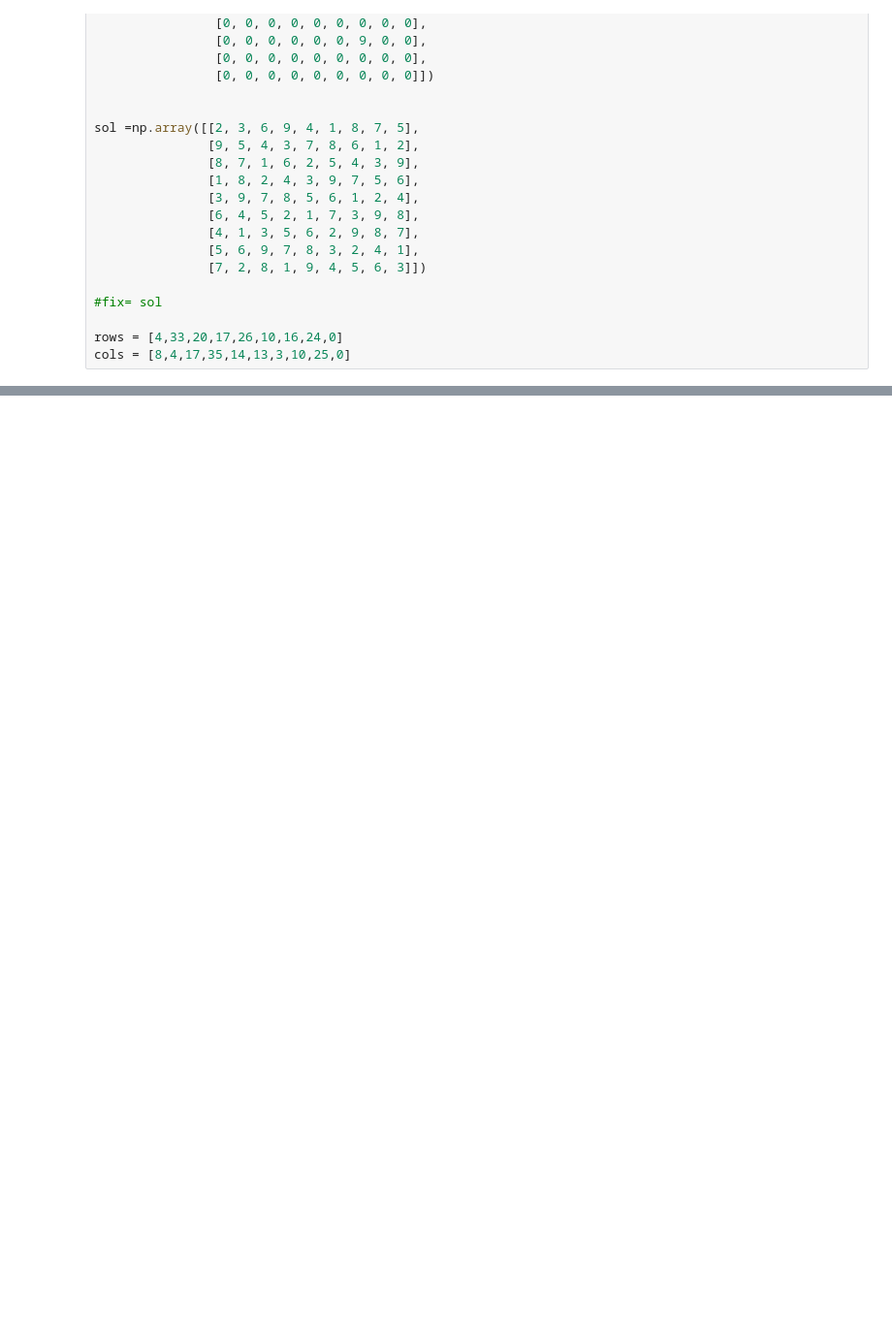
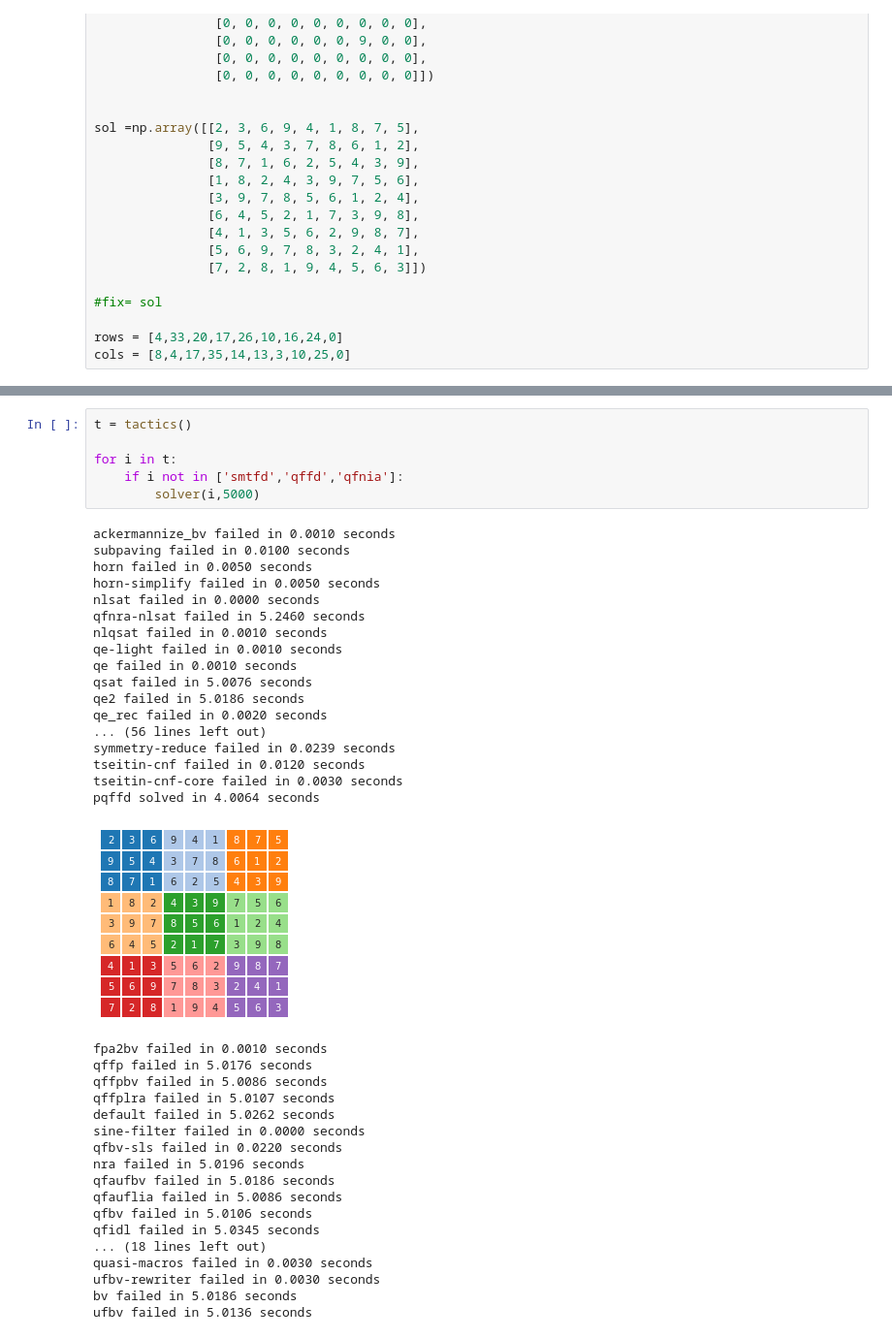
Before and after one commit to gowen100/Public-Code, a Jupyter notebook: Sudoku-sandwich.ipynb, the cells around one changed output, grey strips where cells are left out. Shown at 97% size. Cells and saved outputs as stored; diff of their text form; blank space fills up the shorter version.

```diff
--- a/Sudoku-sandwich.ipynb
+++ b/Sudoku-sandwich.ipynb
@@ -85,0 +96,42 @@ Solved in 29.0856 seconds
+# %%
+t = tactics()
+
+for i in t:
+    if i not in ['smtfd','qffd','qfnia']:
+        solver(i,5000)
+# %% [output]
+ackermannize_bv failed in 0.0010 seconds
+subpaving failed in 0.0100 seconds
+horn failed in 0.0050 seconds
+horn-simplify failed in 0.0050 seconds
+nlsat failed in 0.0000 seconds
+qfnra-nlsat failed in 5.2460 seconds
+nlqsat failed in 0.0010 seconds
+qe-light failed in 0.0010 seconds
+qe failed in 0.0010 seconds
+qsat failed in 5.0076 seconds
+qe2 failed in 5.0186 seconds
+qe_rec failed in 0.0020 seconds
+... (56 lines left out)
+symmetry-reduce failed in 0.0239 seconds
+tseitin-cnf failed in 0.0120 seconds
+tseitin-cnf-core failed in 0.0030 seconds
+pqffd solved in 4.0064 seconds
+[figure, added]
+fpa2bv failed in 0.0010 seconds
+qffp failed in 5.0176 seconds
+qffpbv failed in 5.0086 seconds
+qffplra failed in 5.0107 seconds
+default failed in 5.0262 seconds
+sine-filter failed in 0.0000 seconds
+qfbv-sls failed in 0.0220 seconds
+nra failed in 5.0196 seconds
+qfaufbv failed in 5.0186 seconds
+qfauflia failed in 5.0086 seconds
+qfbv failed in 5.0106 seconds
+qfidl failed in 5.0345 seconds
+... (18 lines left out)
+quasi-macros failed in 0.0030 seconds
+ufbv-rewriter failed in 0.0030 seconds
+bv failed in 5.0186 seconds
+ufbv failed in 5.0136 seconds
```
Also changed, not shown: parts of 9 cells of this notebook.
